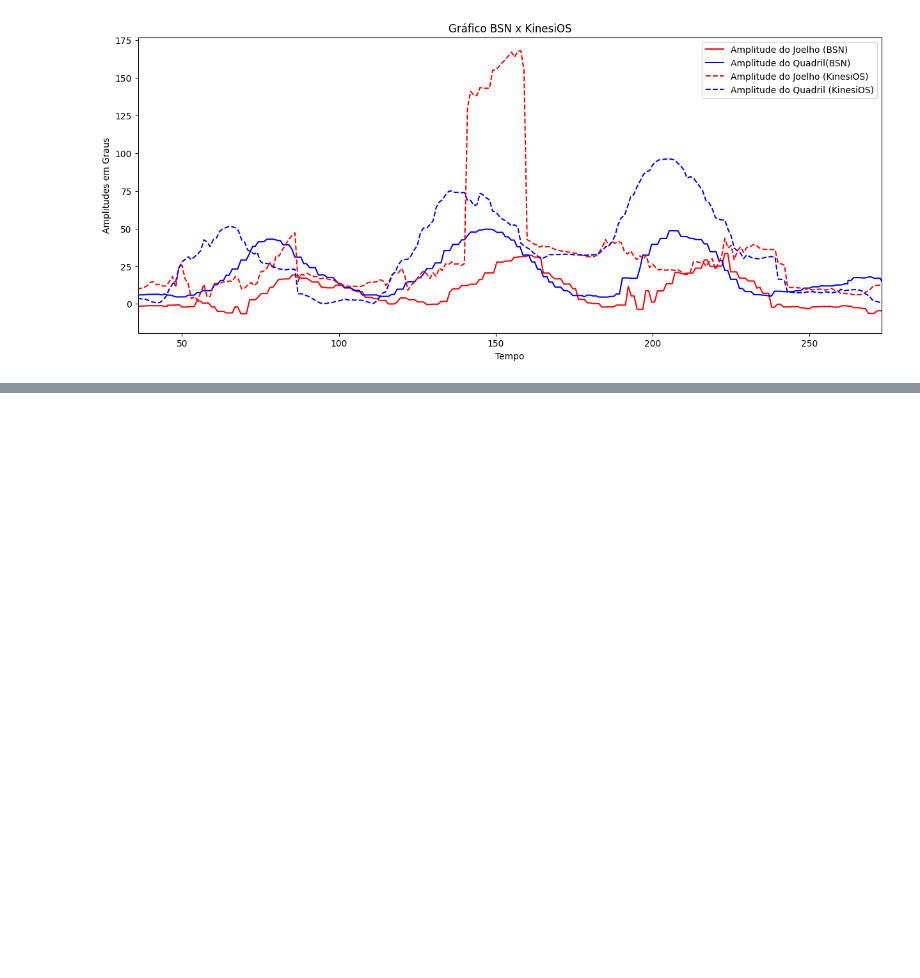
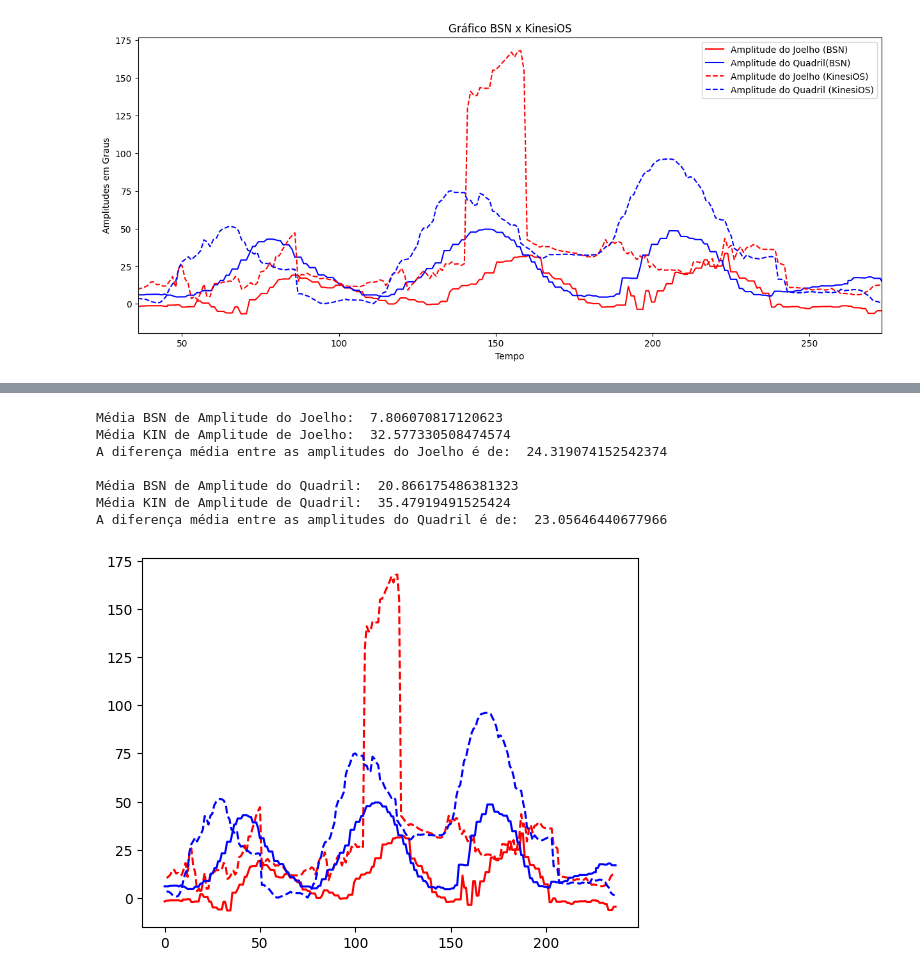
Before and after one commit to andrecostamarques/IC-23-24, a Jupyter notebook: teste-analise.ipynb, the cells around one changed output, grey strips where cells are left out. Cells and saved outputs as stored; diff of their text form; code cells hidden in the pictures; blank space fills up the shorter version.

```diff
--- a/teste-analise.ipynb
+++ b/teste-analise.ipynb
@@ -152,0 +184,34 @@ Offset Tempo:  248.71661167883212
+# %%
+## PEGANDO O MODULO DAS DIFERENÇAS DAS AMPLITUDES
+plt.plot(df_csv_pos[tempo], df_csv_pos[ang_joelho], linestyle='-', color = 'red')
+plt.plot(df_excel_pos['Quadro'], amplitude_joelho, linestyle='--', color = 'red')
+
+plt.plot(df_csv_pos[tempo], df_csv_pos[ang_quadril], linestyle='-', color = 'blue')
+plt.plot(df_excel_pos['Quadro'], amplitude_quadril, linestyle='--', color = 'blue')
+
+df_deltas = abs(df_csv_pos[ang_joelho] - amplitude_joelho)
+media_delta = df_deltas.mean()
+media_angjoelho_bsn = df_csv_pos[ang_joelho].mean()
+media_angjoelho_kin = amplitude_joelho.mean()
+
+print("Média BSN de Amplitude do Joelho: ",media_angjoelho_bsn)
+print("Média KIN de Amplitude de Joelho: ",media_angjoelho_kin)
+print("A diferença média entre as amplitudes do Joelho é de: ",media_delta)
+
+df_deltas = abs(df_csv_pos[ang_quadril] - amplitude_quadril)
+media_delta = df_deltas.mean()
+media_angquadril_bsn = df_csv_pos[ang_quadril].mean()
+media_angquadril_kin = amplitude_quadril.mean()
+
+print("\nMédia BSN de Amplitude do Quadril: ",media_angquadril_bsn)
+print("Média KIN de Amplitude de Quadril: ",media_angquadril_kin)
+print("A diferença média entre as amplitudes do Quadril é de: ",media_delta)
+# %% [output]
+Média BSN de Amplitude do Joelho:  7.806070817120623
+Média KIN de Amplitude de Joelho:  32.577330508474574
+A diferença média entre as amplitudes do Joelho é de:  24.319074152542374
+
+Média BSN de Amplitude do Quadril:  20.866175486381323
+Média KIN de Amplitude de Quadril:  35.47919491525424
+A diferença média entre as amplitudes do Quadril é de:  23.05646440677966
+[figure, added]
```
Also changed, not shown: parts of 3 cells of this notebook, 9 other files.
